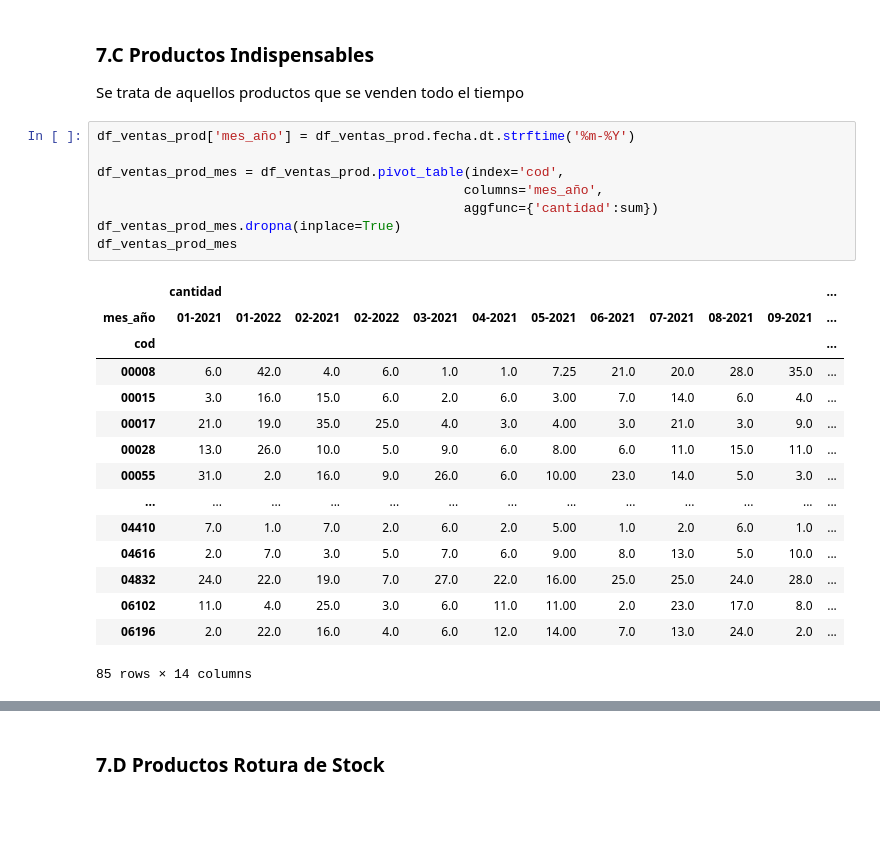
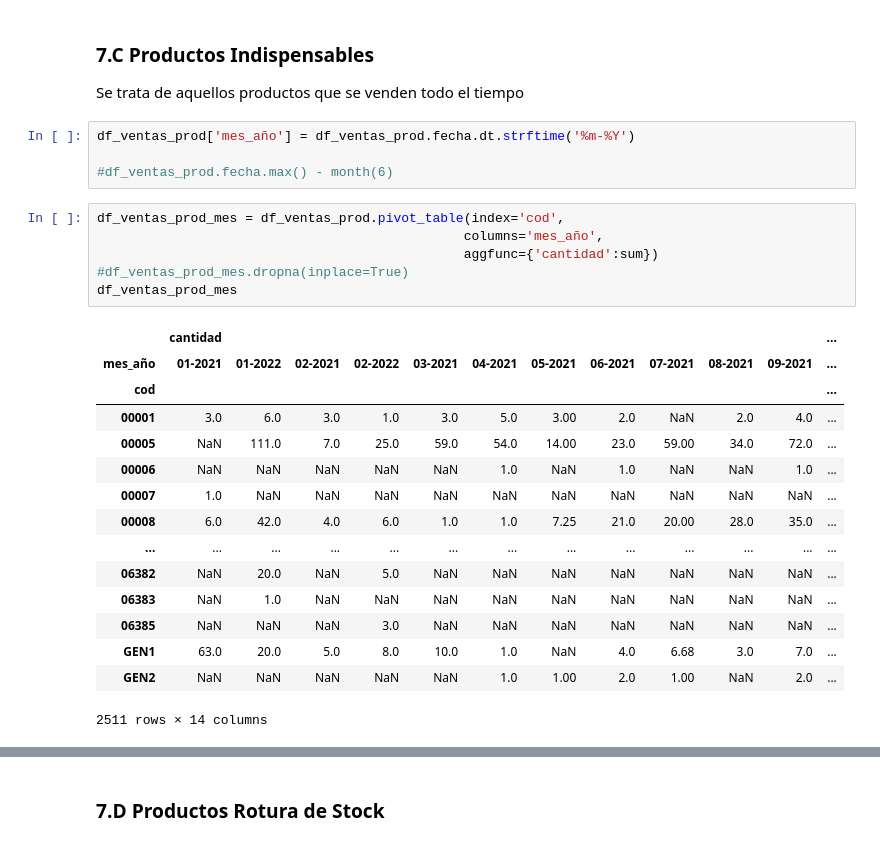
Before and after one commit to dchaconoca/proyecto-ventas, a Jupyter notebook: NB2_analisis_ventas_eda.ipynb, the cells around one changed output, grey strips where cells are left out. Drawn from its saved outputs; the diff is of its cells as text; blank space fills up the shorter version.

```diff
--- a/NB2_analisis_ventas_eda.ipynb
+++ b/NB2_analisis_ventas_eda.ipynb
@@ -974,27 +924,29 @@ table = prettify(df_prod_general, row_limit=100, col_limit=4, delay_time=1)
 ### 7.C Productos Indispensables<a name="prod-indispensables"></a>
 
 Se trata de aquellos productos que se venden todo el tiempo
+# %%
+df_ventas_prod['mes_año'] = df_ventas_prod.fecha.dt.strftime('%m-%Y')
+
+#df_ventas_prod.fecha.max() - month(6)
 # %%
-df_ventas_prod['mes_año'] = df_ventas_prod.fecha.dt.strftime('%m-%Y')
-
 df_ventas_prod_mes = df_ventas_prod.pivot_table(index='cod',
                                                columns='mes_año',
                                                aggfunc={'cantidad':sum})
-df_ventas_prod_mes.dropna(inplace=True)
+#df_ventas_prod_mes.dropna(inplace=True)
 df_ventas_prod_mes
 # %% [output]
 |  | cantidad |  |  |  |  |  |  |  |  |  |  | ... |
 | mes_año | 01-2021 | 01-2022 | 02-2021 | 02-2022 | 03-2021 | 04-2021 | 05-2021 | 06-2021 | 07-2021 | 08-2021 | 09-2021 | ... |
 | cod |  |  |  |  |  |  |  |  |  |  |  | ... |
-| 00008 | 6.0 | 42.0 | 4.0 | 6.0 | 1.0 | 1.0 | 7.25 | 21.0 | 20.0 | 28.0 | 35.0 | ... |
-| 00015 | 3.0 | 16.0 | 15.0 | 6.0 | 2.0 | 6.0 | 3.00 | 7.0 | 14.0 | 6.0 | 4.0 | ... |
-| 00017 | 21.0 | 19.0 | 35.0 | 25.0 | 4.0 | 3.0 | 4.00 | 3.0 | 21.0 | 3.0 | 9.0 | ... |
-| 00028 | 13.0 | 26.0 | 10.0 | 5.0 | 9.0 | 6.0 | 8.00 | 6.0 | 11.0 | 15.0 | 11.0 | ... |
-| 00055 | 31.0 | 2.0 | 16.0 | 9.0 | 26.0 | 6.0 | 10.00 | 23.0 | 14.0 | 5.0 | 3.0 | ... |
+| 00001 | 3.0 | 6.0 | 3.0 | 1.0 | 3.0 | 5.0 | 3.00 | 2.0 | NaN | 2.0 | 4.0 | ... |
+| 00005 | NaN | 111.0 | 7.0 | 25.0 | 59.0 | 54.0 | 14.00 | 23.0 | 59.00 | 34.0 | 72.0 | ... |
+| 00006 | NaN | NaN | NaN | NaN | NaN | 1.0 | NaN | 1.0 | NaN | NaN | 1.0 | ... |
+| 00007 | 1.0 | NaN | NaN | NaN | NaN | NaN | NaN | NaN | NaN | NaN | NaN | ... |
+| 00008 | 6.0 | 42.0 | 4.0 | 6.0 | 1.0 | 1.0 | 7.25 | 21.0 | 20.00 | 28.0 | 35.0 | ... |
 | ... | ... | ... | ... | ... | ... | ... | ... | ... | ... | ... | ... | ... |
-| 04410 | 7.0 | 1.0 | 7.0 | 2.0 | 6.0 | 2.0 | 5.00 | 1.0 | 2.0 | 6.0 | 1.0 | ... |
-| 04616 | 2.0 | 7.0 | 3.0 | 5.0 | 7.0 | 6.0 | 9.00 | 8.0 | 13.0 | 5.0 | 10.0 | ... |
-| 04832 | 24.0 | 22.0 | 19.0 | 7.0 | 27.0 | 22.0 | 16.00 | 25.0 | 25.0 | 24.0 | 28.0 | ... |
-| 06102 | 11.0 | 4.0 | 25.0 | 3.0 | 6.0 | 11.0 | 11.00 | 2.0 | 23.0 | 17.0 | 8.0 | ... |
-| 06196 | 2.0 | 22.0 | 16.0 | 4.0 | 6.0 | 12.0 | 14.00 | 7.0 | 13.0 | 24.0 | 2.0 | ... |
+| 06382 | NaN | 20.0 | NaN | 5.0 | NaN | NaN | NaN | NaN | NaN | NaN | NaN | ... |
+| 06383 | NaN | 1.0 | NaN | NaN | NaN | NaN | NaN | NaN | NaN | NaN | NaN | ... |
+| 06385 | NaN | NaN | NaN | 3.0 | NaN | NaN | NaN | NaN | NaN | NaN | NaN | ... |
+| GEN1 | 63.0 | 20.0 | 5.0 | 8.0 | 10.0 | 1.0 | NaN | 4.0 | 6.68 | 3.0 | 7.0 | ... |
+| GEN2 | NaN | NaN | NaN | NaN | NaN | 1.0 | 1.00 | 2.0 | 1.00 | NaN | 2.0 | ... |
-85 rows × 14 columns
+2511 rows × 14 columns
```
Also changed, not shown: parts of 55 cells of this notebook, 2 other files.
